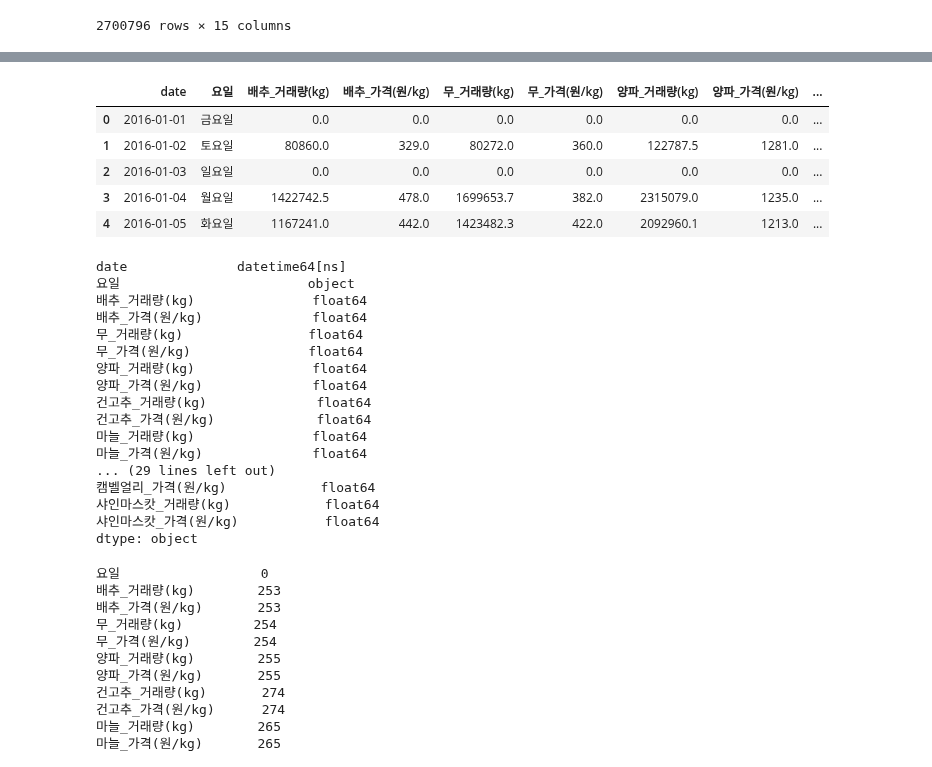
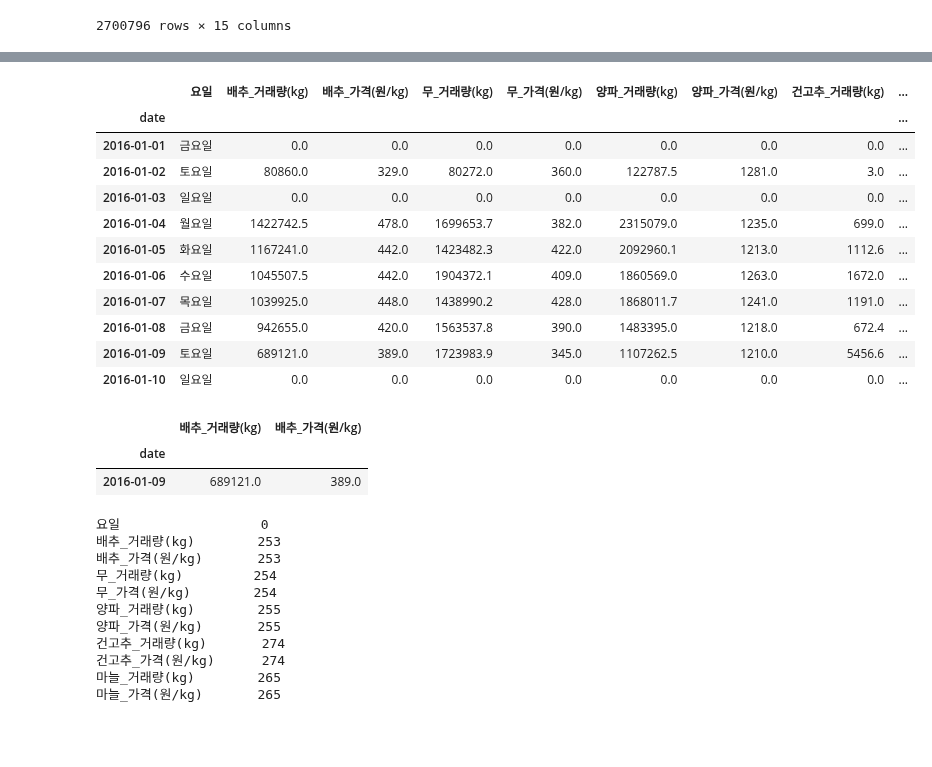
Before and after one commit to yongchoooon/Farm-o-rama, a Jupyter notebook: practice.ipynb, the cells around one changed output, grey strips where cells are left out. Saved outputs shown, nothing was run; the diff lists cells and outputs as text; code cells hidden in the pictures; blank space fills up the shorter version.

```diff
--- a/practice.ipynb
+++ b/practice.ipynb
@@ -74,32 +169,18 @@ array(['부산엄궁도매', '인천삼산도매', '구리도매시장', '인천
 # %%
 pd.set_option('display.max_columns', None)
 # %%
-df = pd.read_csv(TRAIN_PATH, parse_dates=["date"])
-df.head()
+df = pd.read_csv(TRAIN_PATH, parse_dates=["date"], index_col = "date")
+df.head(10)
 # %% [output]
-|  | date | 요일 | 배추_거래량(kg) | 배추_가격(원/kg) | 무_거래량(kg) | 무_가격(원/kg) | 양파_거래량(kg) | 양파_가격(원/kg) | ... |
-| 0 | 2016-01-01 | 금요일 | 0.0 | 0.0 | 0.0 | 0.0 | 0.0 | 0.0 | ... |
-| 1 | 2016-01-02 | 토요일 | 80860.0 | 329.0 | 80272.0 | 360.0 | 122787.5 | 1281.0 | ... |
-| 2 | 2016-01-03 | 일요일 | 0.0 | 0.0 | 0.0 | 0.0 | 0.0 | 0.0 | ... |
-| 3 | 2016-01-04 | 월요일 | 1422742.5 | 478.0 | 1699653.7 | 382.0 | 2315079.0 | 1235.0 | ... |
-| 4 | 2016-01-05 | 화요일 | 1167241.0 | 442.0 | 1423482.3 | 422.0 | 2092960.1 | 1213.0 | ... |
+|  | 요일 | 배추_거래량(kg) | 배추_가격(원/kg) | 무_거래량(kg) | 무_가격(원/kg) | 양파_거래량(kg) | 양파_가격(원/kg) | 건고추_거래량(kg) | ... |
+| date |  |  |  |  |  |  |  |  | ... |
+| 2016-01-01 | 금요일 | 0.0 | 0.0 | 0.0 | 0.0 | 0.0 | 0.0 | 0.0 | ... |
+| 2016-01-02 | 토요일 | 80860.0 | 329.0 | 80272.0 | 360.0 | 122787.5 | 1281.0 | 3.0 | ... |
+| 2016-01-03 | 일요일 | 0.0 | 0.0 | 0.0 | 0.0 | 0.0 | 0.0 | 0.0 | ... |
+| 2016-01-04 | 월요일 | 1422742.5 | 478.0 | 1699653.7 | 382.0 | 2315079.0 | 1235.0 | 699.0 | ... |
+| 2016-01-05 | 화요일 | 1167241.0 | 442.0 | 1423482.3 | 422.0 | 2092960.1 | 1213.0 | 1112.6 | ... |
+| 2016-01-06 | 수요일 | 1045507.5 | 442.0 | 1904372.1 | 409.0 | 1860569.0 | 1263.0 | 1672.0 | ... |
+| 2016-01-07 | 목요일 | 1039925.0 | 448.0 | 1438990.2 | 428.0 | 1868011.7 | 1241.0 | 1191.0 | ... |
+| 2016-01-08 | 금요일 | 942655.0 | 420.0 | 1563537.8 | 390.0 | 1483395.0 | 1218.0 | 672.4 | ... |
+| 2016-01-09 | 토요일 | 689121.0 | 389.0 | 1723983.9 | 345.0 | 1107262.5 | 1210.0 | 5456.6 | ... |
+| 2016-01-10 | 일요일 | 0.0 | 0.0 | 0.0 | 0.0 | 0.0 | 0.0 | 0.0 | ... |
-# %%
-df.dtypes
-# %% [output]
-date              datetime64[ns]
-요일                        object
-배추_거래량(kg)               float64
-배추_가격(원/kg)              float64
-무_거래량(kg)                float64
-무_가격(원/kg)               float64
-양파_거래량(kg)               float64
-양파_가격(원/kg)              float64
-건고추_거래량(kg)              float64
-건고추_가격(원/kg)             float64
-마늘_거래량(kg)               float64
-마늘_가격(원/kg)              float64
-... (29 lines left out)
-캠벨얼리_가격(원/kg)            float64
-샤인마스캇_거래량(kg)            float64
-샤인마스캇_가격(원/kg)           float64
-dtype: object
@@ -108,3 +187,9 @@ df = df.set_index("date")
+# %%
+df[df.index == '2016-01-09'][["배추_거래량(kg)", "배추_가격(원/kg)"]]
+# %% [output]
+|  | 배추_거래량(kg) | 배추_가격(원/kg) |
+| date |  |  |
+| 2016-01-09 | 689121.0 | 389.0 |
 # %%
 (df == 0).sum()
 # %% [output]
```
Also changed, not shown: parts of 11 cells of this notebook.
